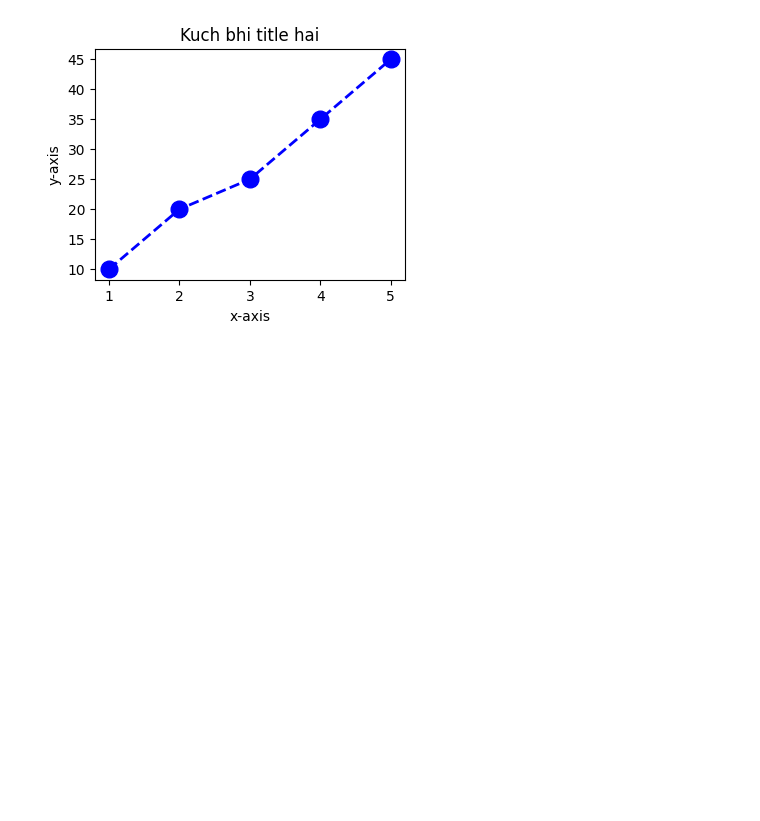
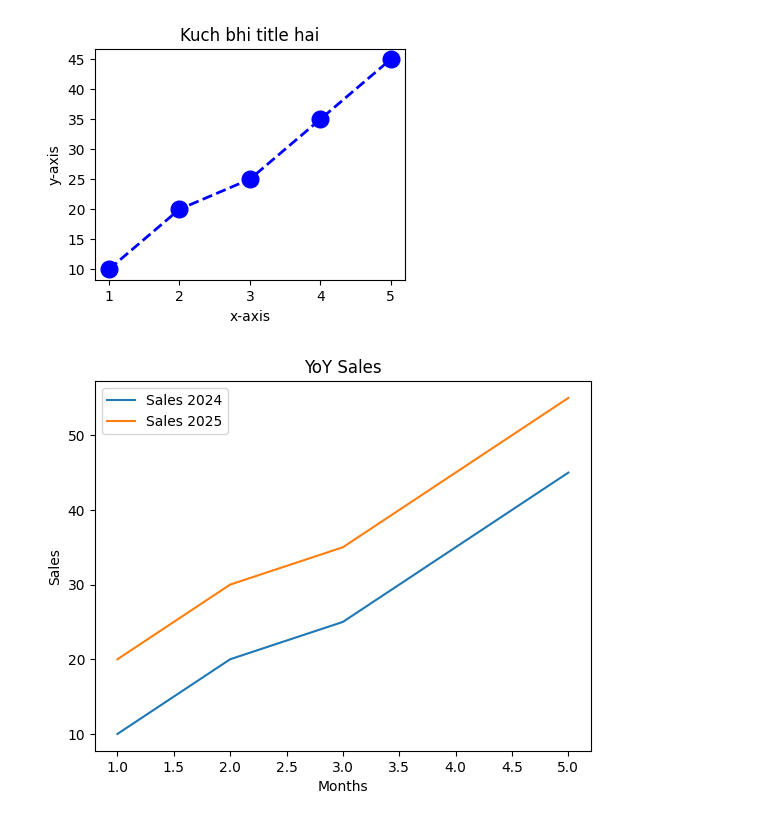
Before and after one commit to Monika0501/Python_practice, a Jupyter notebook: Matplotlib.ipynb, the cells around one changed output. Saved outputs shown, nothing was run; the diff lists cells and outputs as text; code cells hidden in the pictures; blank space fills up the shorter version.

```diff
--- a/Matplotlib.ipynb
+++ b/Matplotlib.ipynb
@@ -44,9 +44,21 @@ plt.show()
 # %%
 #Advnced-multiple lines &legends
 # %%
+import matplotlib.pyplot as plt
+
 #data
 x=[1,2,3,4,5]
 y1=[10,20,25,35,45]
 y2=[20,30,35,45,55]
 
-plt.plot(x,y1,label='Sales')
+plt.plot(x,y1,label='Sales 2024') #ploting y1 data
+plt.plot(x,y2,label='Sales 2025') #ploting y2 data
+
+plt.title("YoY Sales")
+plt.xlabel("Months")
+plt.ylabel("Sales")
+
+plt.legend()
+plt.show()
+# %% [output]
+[figure, added]
```
